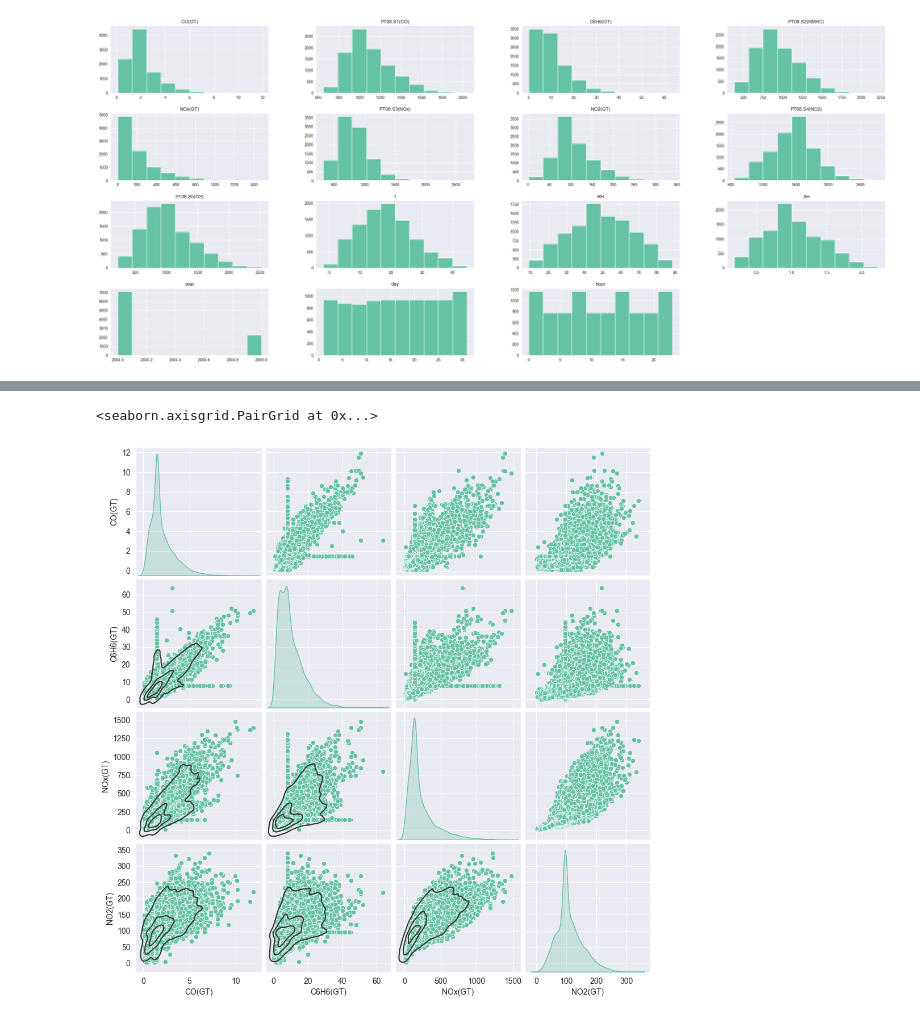
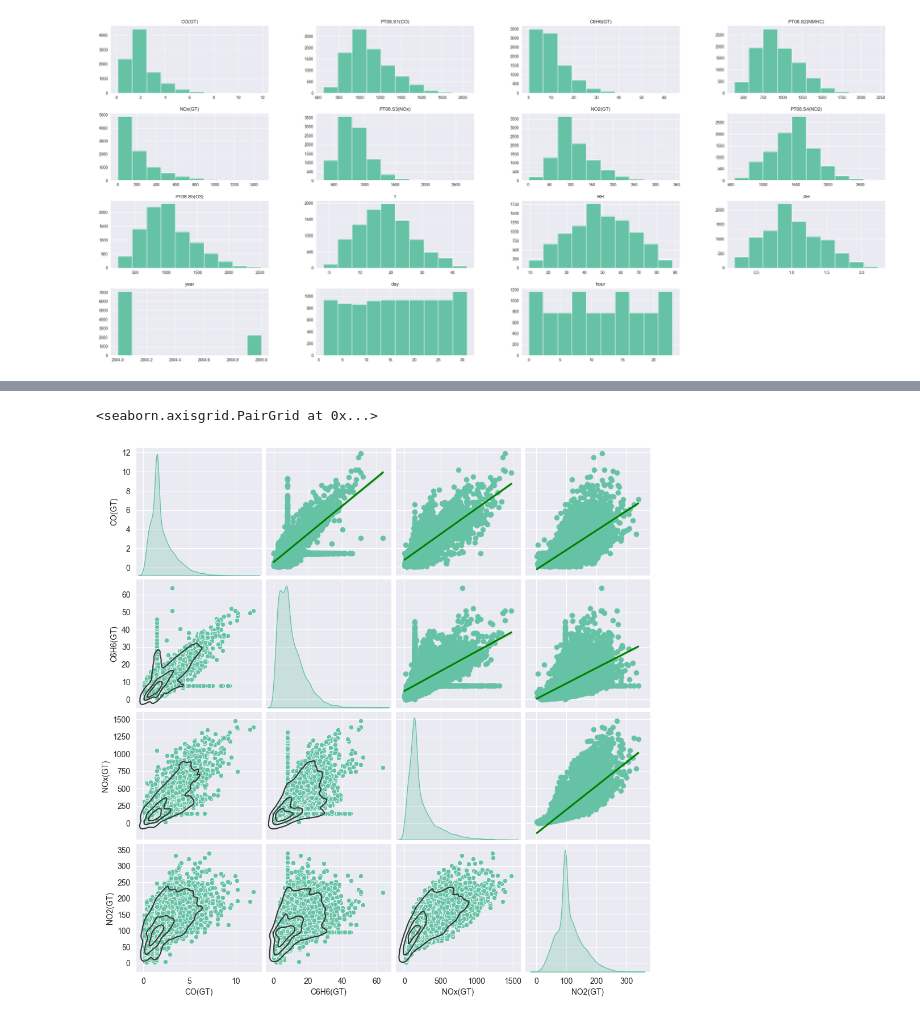
Before and after one commit to stwz13/ml, a Jupyter notebook: lab1_air.ipynb, the cells around one changed output, grey strips where cells are left out. Saved outputs shown, nothing was run; the diff lists cells and outputs as text; code cells hidden in the pictures.

```diff
--- a/lab1_air.ipynb
+++ b/lab1_air.ipynb
@@ -374,8 +378,8 @@ Text(0, 0.5, '')
 # %%
 months_order = ["January","February","March", "April", "May", "June", "July", "August", "September", "October", "November", "December"]
-days_order = ["Monday", "Tuesday", "Wednesday", "Thursday", "Friday", "Saturday", "Sunday"]
+data['month'] = pd.Categorical(data['month'], categories=months_order, ordered=True)
 
-fig, ax = plt.subplots(len(gt_columns), 1, figsize = (15, 20))
+fig, ax = plt.subplots(len(gt_columns), 1, figsize = (15, 15))
 for i in range(len(gt_columns)):
     sns.barplot(data, y=gt_columns[i], x="month", hue="month", hue_order=months_order, ax=ax[i])
 # %% [output]
@@ -382,0 +387,6 @@ for i in range(len(gt_columns)):
+# %%
+days_order = ["Monday", "Tuesday", "Wednesday", "Thursday", "Friday", "Saturday", "Sunday"]
+data['day_of_week'] = pd.Categorical(data['day_of_week'], categories=days_order, ordered=True)
+fig, ax = plt.subplots(len(gt_columns), 1, figsize = (15, 15))
+for i in range(len(gt_columns)):
+    sns.stripplot(data, y=gt_columns[i], x="day_of_week", hue="day_of_week", hue_order=days_order, ax=ax[i])
@@ -383,6 +395,7 @@ for i in range(len(gt_columns)):
 # %%
 g = sns.pairplot(data[gt_columns], diag_kind="kde")
 g.map_lower(sns.kdeplot, levels=4, color=".2")
+g.map_upper(sns.regplot, line_kws=dict(color="g"))
 # %% [output]
 <seaborn.axisgrid.PairGrid at 0x...>
-[figure, old version]
+[figure, new version]
```
Also changed, not shown: parts of 10 cells of this notebook.
